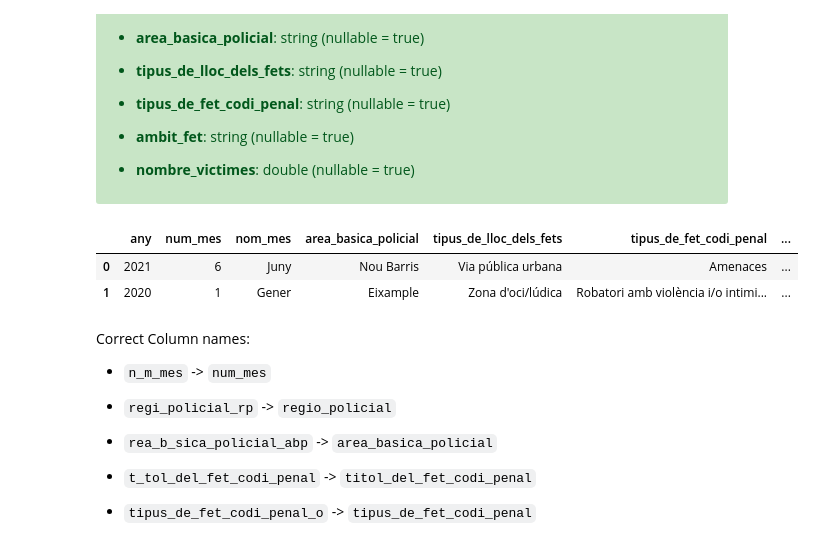
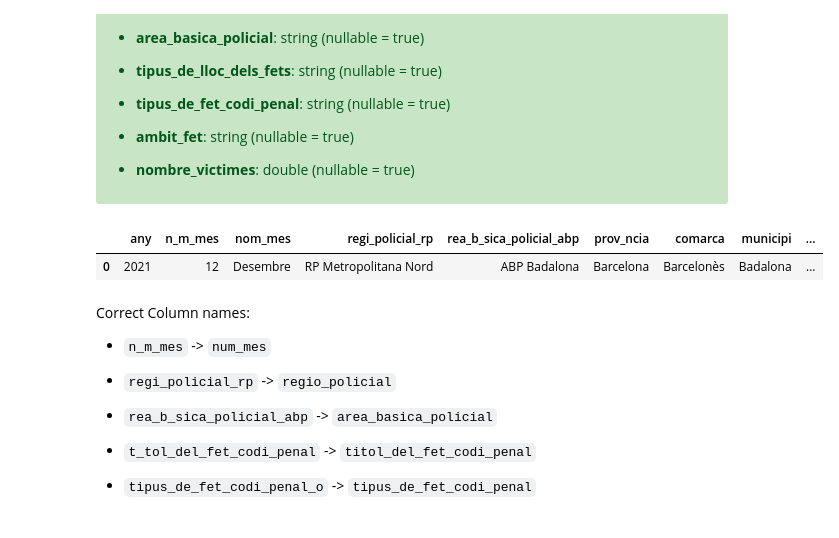
Before and after one commit to elenaalegret/Semantic_Data_Management-AI, a Jupyter notebook: data_quality_pipeline/DataQualityPipeline.ipynb, the cells around one changed output. Saved outputs shown, nothing was run; the diff lists cells and outputs as text; code cells hidden in the pictures.

```diff
--- a/data_quality_pipeline/DataQualityPipeline.ipynb
+++ b/data_quality_pipeline/DataQualityPipeline.ipynb
@@ -83,16 +81,15 @@ The DataFrame comprises various groups of columns, each providing distinct detai
 # %%
 df = spark.read \
   .format("jdbc") \
   .option("url", jdbc_url) \
   .option("driver", driver) \
   .option("query", "SELECT * FROM df_criminal_dataset") \
   .load()
 
-df.limit(2).toPandas()
+df.limit(1).toPandas()
 # %% [output]
-|  | any | num_mes | nom_mes | area_basica_policial | tipus_de_lloc_dels_fets | tipus_de_fet_codi_penal | ... |
-| 0 | 2021 | 6 | Juny | Nou Barris | Via pública urbana | Amenaces | ... |
-| 1 | 2020 | 1 | Gener | Eixample | Zona d'oci/lúdica | Robatori amb violència i/o intimi... | ... |
+|  | any | n_m_mes | nom_mes | regi_policial_rp | rea_b_sica_policial_abp | prov_ncia | comarca | municipi | ... |
+| 0 | 2021 | 12 | Desembre | RP Metropolitana Nord | ABP Badalona | Barcelona | Barcelonès | Badalona | ... |
 # %% [markdown]
 Correct Column names:
 
```
Also changed, not shown: parts of 39 cells of this notebook, 2 other files.
